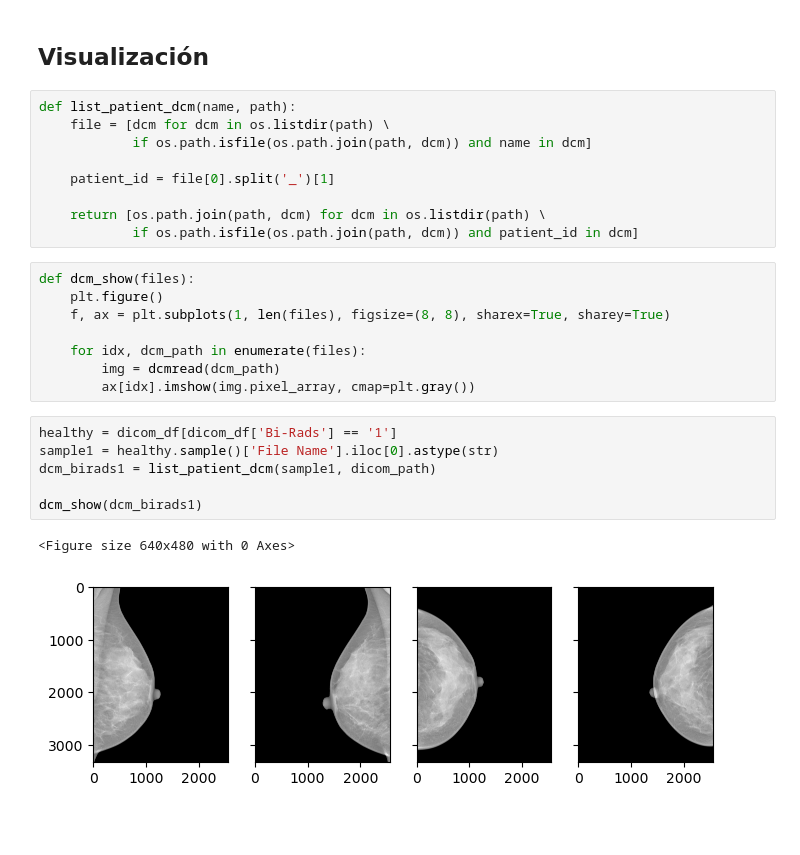
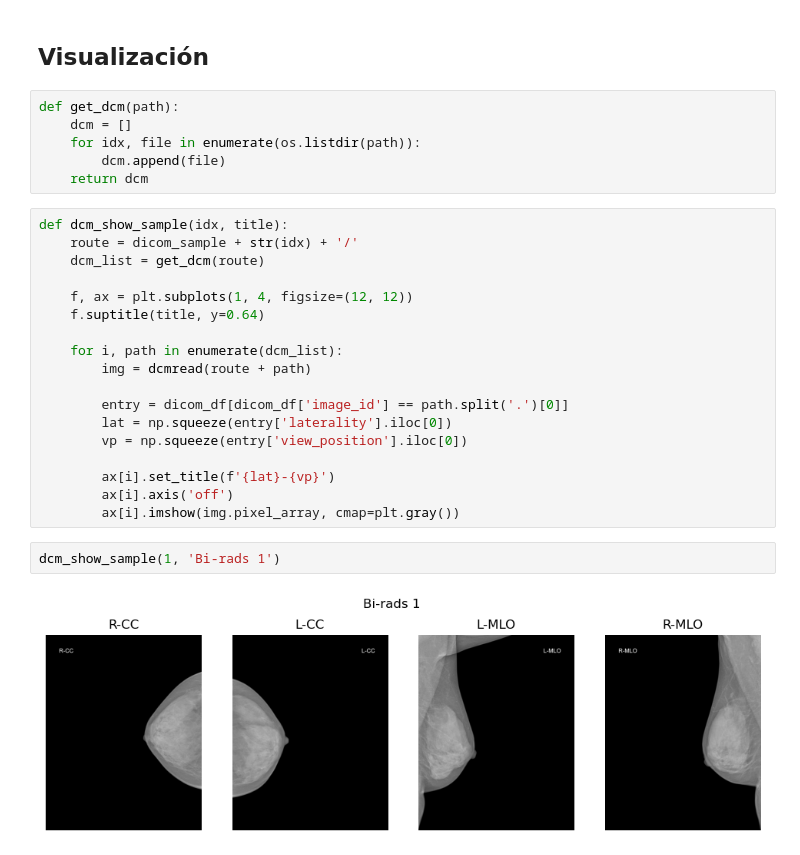
Before and after one commit to jefftorres/med-img, a Jupyter notebook: basics.ipynb, the cells around one changed output. Drawn from its saved outputs; the diff is of its cells as text; blank space fills up the shorter version.

```diff
--- a/basics.ipynb
+++ b/basics.ipynb
@@ -73,29 +61,31 @@ dicom_df.head()
 # %% [markdown]
 ## Visualización
-# %%
-def list_patient_dcm(name, path):
-    file = [dcm for dcm in os.listdir(path) \
-            if os.path.isfile(os.path.join(path, dcm)) and name in dcm]
-
-    patient_id = file[0].split('_')[1]
-
-    return [os.path.join(path, dcm) for dcm in os.listdir(path) \
-            if os.path.isfile(os.path.join(path, dcm)) and patient_id in dcm]
+# %%
+def get_dcm(path):
+    dcm = []
+    for idx, file in enumerate(os.listdir(path)):
+        dcm.append(file)
+    return dcm
 # %%
-def dcm_show(files):
-    plt.figure()
-    f, ax = plt.subplots(1, len(files), figsize=(8, 8), sharex=True, sharey=True)
+def dcm_show_sample(idx, title):
+    route = dicom_sample + str(idx) + '/'
+    dcm_list = get_dcm(route)
 
-    for idx, dcm_path in enumerate(files):
-        img = dcmread(dcm_path)
-        ax[idx].imshow(img.pixel_array, cmap=plt.gray())
+    f, ax = plt.subplots(1, 4, figsize=(12, 12))
+    f.suptitle(title, y=0.64)
+
+    for i, path in enumerate(dcm_list):
+        img = dcmread(route + path)
+
+        entry = dicom_df[dicom_df['image_id'] == path.split('.')[0]]
+        lat = np.squeeze(entry['laterality'].iloc[0])
+        vp = np.squeeze(entry['view_position'].iloc[0])
+
+        ax[i].set_title(f'{lat}-{vp}')
+        ax[i].axis('off')
+        ax[i].imshow(img.pixel_array, cmap=plt.gray())
-# %%
-healthy = dicom_df[dicom_df['Bi-Rads'] == '1']
-sample1 = healthy.sample()['File Name'].iloc[0].astype(str)
-dcm_birads1 = list_patient_dcm(sample1, dicom_path)
-
-dcm_show(dcm_birads1)
-# %% [output]
-<Figure size 640x480 with 0 Axes>
-[figure, removed]
+# %%
+dcm_show_sample(1, 'Bi-rads 1')
+# %% [output]
+[figure, added]
 # %%
```
Also changed, not shown: parts of 8 cells of this notebook, 2 other files.
